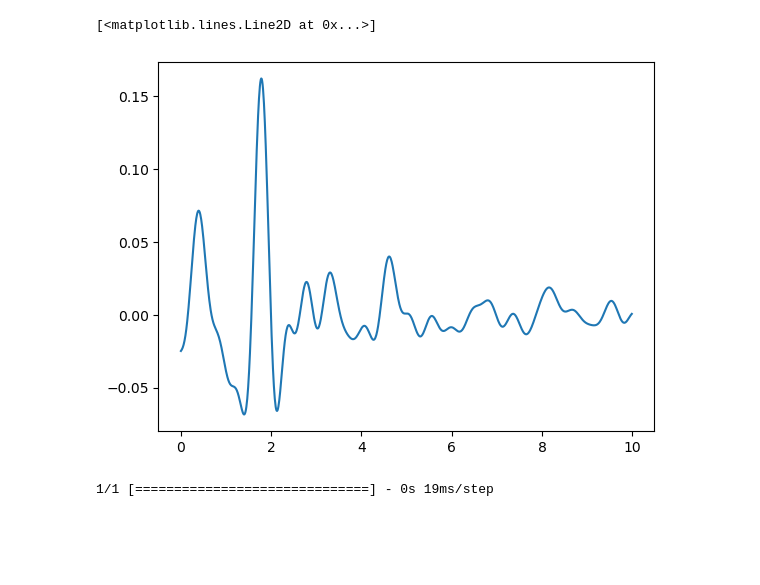
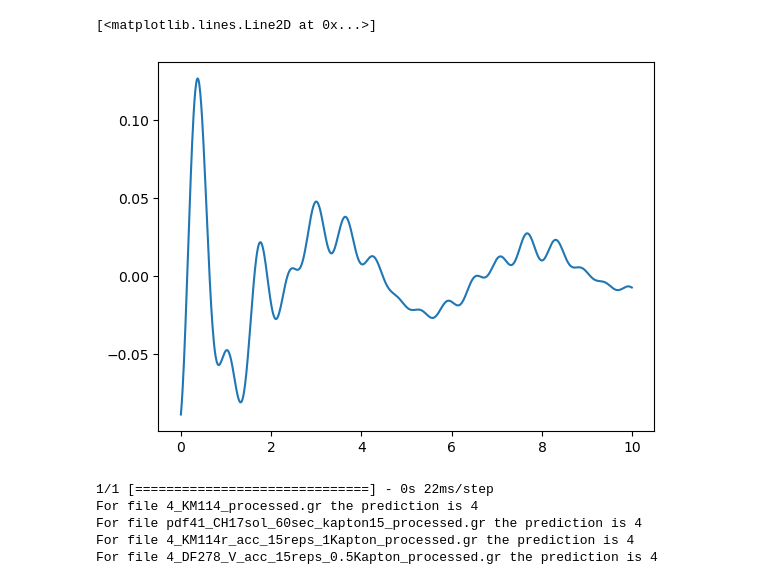
Before and after one commit to grebenyyk/PDF-NN, a Jupyter notebook: predict.ipynb, the cells around one changed output. Saved outputs shown, nothing was run; the diff lists cells and outputs as text; code cells hidden in the pictures; blank space fills up the shorter version.

```diff
--- a/predict.ipynb
+++ b/predict.ipynb
@@ -20,16 +22,13 @@ os.chdir('/Users/dimitrygrebenyuk/Yandex.Disk.localized/Working/PDF/Refinements/
 # %%
 data_points = []
 
-with open('/Users/dimitrygrebenyuk/Yandex.Disk.localized/Working/PDF/Refinements/PDF-Cluster-Prediction/experimentalPDF/labels.txt', 'w') as labels:
+with open('/Users/dimitrygrebenyuk/Yandex.Disk.localized/Working/PDF/Refinements/PDF-Cluster-Prediction/pure_prediction/processed/labels.txt', 'w') as labels:
     files = glob.glob('*_processed.gr')
     for f in files:
         df = pd.read_csv(f, usecols=[1], skiprows=1, header=None, delim_whitespace=True, skipfooter=1, engine='python')
         data_points.append(df.values.ravel())
         labels.write(f[0])
         labels.write('\n')
-
 data_points = np.array(data_points)
 normalize = Normalizer()
 data_points = normalize.fit_transform(data_points)
-labels = pd.read_csv("labels.txt", header=None)
-labels = labels.values.ravel()
@@ -36,9 +38,9 @@ labels = labels.values.ravel()
 # %%
 %matplotlib inline
 import matplotlib.pyplot as plt
 fig, ax = plt.subplots()
-ax.plot(np.arange(len(data_points[4,:]))/100, data_points[1,:])
+ax.plot(np.arange(len(data_points[3,:]))/100, data_points[3,:])
 # %% [output]
 [<matplotlib.lines.Line2D at 0x...>]
-[figure, old version]
+[figure, new version]
 # %%
@@ -46,9 +49,15 @@ load_model = keras.models.load_model('/Users/dimitrygrebenyuk/Yandex.Disk.locali
 # %%
 y_pred_prob = load_model.predict(data_points)
 y_pred = np.argmax(y_pred_prob, axis=1)
-confusion = confusion_matrix(labels, y_pred)
+for file, prediction in zip(files, y_pred):
+    print(f'For file {file} the prediction is {prediction}')
+#confusion = confusion_matrix(labels, y_pred)
 # %% [output]
-1/1 [==============================] - 0s 19ms/step
+1/1 [==============================] - 0s 22ms/step
+For file 4_KM114_processed.gr the prediction is 4
+For file pdf41_CH17sol_60sec_kapton15_processed.gr the prediction is 4
+For file 4_KM114r_acc_15reps_1Kapton_processed.gr the prediction is 4
+For file 4_DF278_V_acc_15reps_0.5Kapton_processed.gr the prediction is 4
 # %%
 import matplotlib.pyplot as plt
 
```
Also changed, not shown: parts of 5 cells of this notebook, 2 other files.
